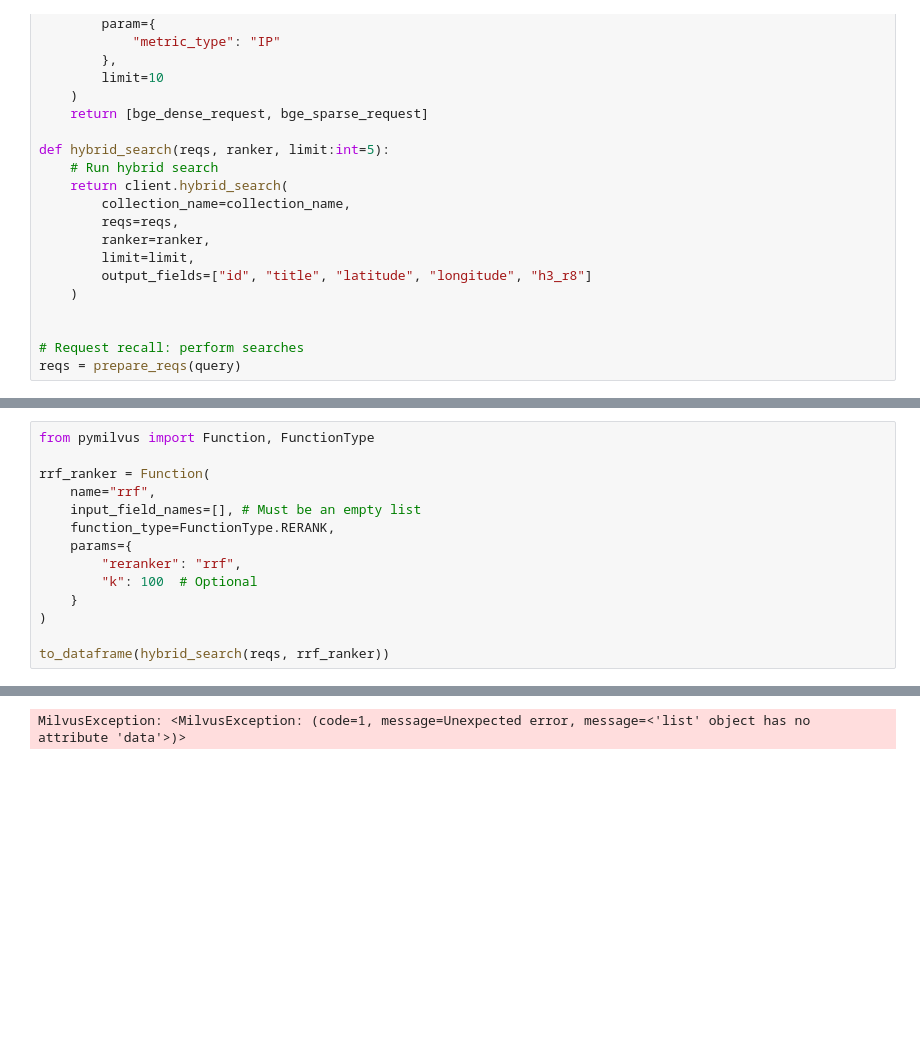
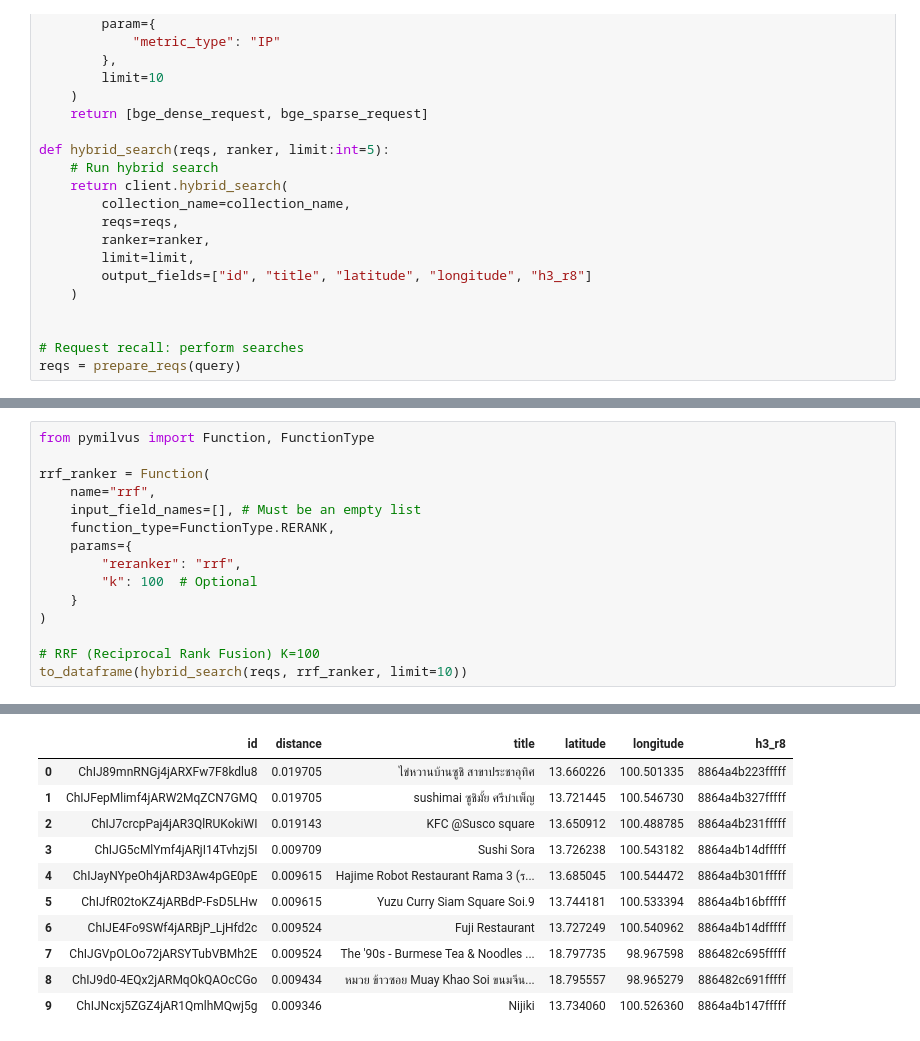
Before and after one commit to wiphoo/Website_Resources, a Jupyter notebook: tools/milvus/building_hybrid_vector_search_using_bge-m3_with_restaurant_data.ipynb, the cells around one changed output, grey strips where cells are left out. Drawn from its saved outputs; the diff is of its cells as text; blank space fills up the shorter version.

```diff
--- a/tools/milvus/building_hybrid_vector_search_using_bge-m3_with_restaurant_data.ipynb
+++ b/tools/milvus/building_hybrid_vector_search_using_bge-m3_with_restaurant_data.ipynb
@@ -605,5 +627,6 @@ rrf_ranker = Function(
     }
 )
 
-to_dataframe(hybrid_search(reqs, rrf_ranker))
+# RRF (Reciprocal Rank Fusion) K=100
+to_dataframe(hybrid_search(reqs, rrf_ranker, limit=10))
 # %% [output]
@@ -612 +633,11 @@ to_dataframe(hybrid_search(reqs, rrf_ranker))
-MilvusException: <MilvusException: (code=1, message=Unexpected error, message=<'list' object has no attribute 'data'>)>
+|  | id | distance | title | latitude | longitude | h3_r8 |
+| 0 | ChIJ89mnRNGj4jARXFw7F8kdlu8 | 0.019705 | ไข่หวานบ้านซูชิ สาขาประชาอุทิศ | 13.660226 | 100.501335 | 8864a4b223fffff |
+| 1 | ChIJFepMlimf4jARW2MqZCN7GMQ | 0.019705 | sushimai ซูชิมั้ย ศรีบำเพ็ญ | 13.721445 | 100.546730 | 8864a4b327fffff |
+| 2 | ChIJ7crcpPaj4jAR3QlRUKokiWI | 0.019143 | KFC @Susco square | 13.650912 | 100.488785 | 8864a4b231fffff |
+| 3 | ChIJG5cMlYmf4jARjI14Tvhzj5I | 0.009709 | Sushi Sora | 13.726238 | 100.543182 | 8864a4b14dfffff |
+| 4 | ChIJayNYpeOh4jARD3Aw4pGE0pE | 0.009615 | Hajime Robot Restaurant Rama 3 (ร... | 13.685045 | 100.544472 | 8864a4b301fffff |
+| 5 | ChIJfR02toKZ4jARBdP-FsD5LHw | 0.009615 | Yuzu Curry Siam Square Soi.9 | 13.744181 | 100.533394 | 8864a4b16bfffff |
+| 6 | ChIJE4Fo9SWf4jARBjP_LjHfd2c | 0.009524 | Fuji Restaurant | 13.727249 | 100.540962 | 8864a4b14dfffff |
+| 7 | ChIJGVpOLOo72jARSYTubVBMh2E | 0.009524 | The '90s - Burmese Tea & Noodles ... | 18.797735 | 98.967598 | 886482c695fffff |
+| 8 | ChIJ9d0-4EQx2jARMqOkQAOcCGo | 0.009434 | หมวย ข้าวซอย Muay Khao Soi ขนมจีน... | 18.795557 | 98.965279 | 886482c691fffff |
+| 9 | ChIJNcxj5ZGZ4jAR1QmlhMQwj5g | 0.009346 | Nijiki | 13.734060 | 100.526360 | 8864a4b147fffff |
```
Also changed, not shown: parts of 6 cells of this notebook.
